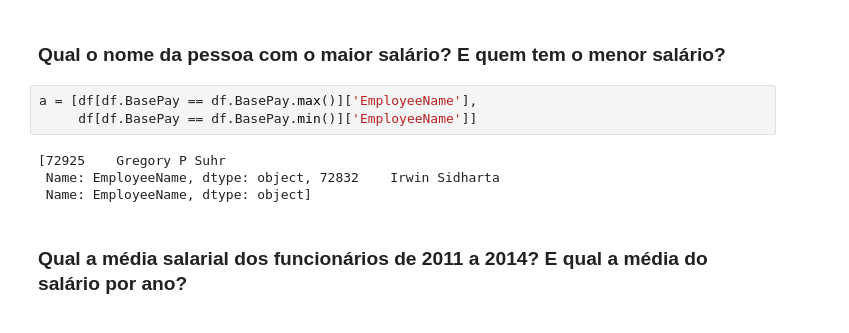
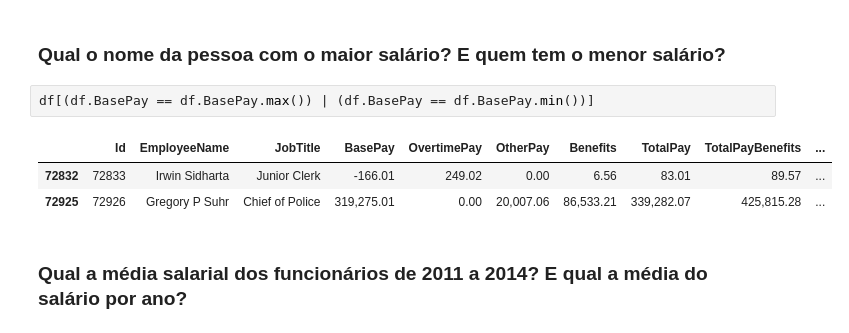
Before and after one commit to alexssandroos/learn_treinamento_atl, a Jupyter notebook: notebooks/Pandas/Pandas - Exercicio.ipynb, the cells around one changed output. Saved outputs shown, nothing was run; the diff lists cells and outputs as text.

```diff
--- a/notebooks/Pandas/Pandas - Exercicio.ipynb
+++ b/notebooks/Pandas/Pandas - Exercicio.ipynb
@@ -68,12 +68,11 @@ Name: TotalPayBenefits, dtype: float64
 # %% [markdown]
 ### Qual o nome da pessoa com o maior salário? E quem tem o menor salário?
 # %%
-a = [df[df.BasePay == df.BasePay.max()]['EmployeeName'],
-     df[df.BasePay == df.BasePay.min()]['EmployeeName']]
+df[(df.BasePay == df.BasePay.max()) | (df.BasePay == df.BasePay.min())]
 # %% [output]
-[72925    Gregory P Suhr
- Name: EmployeeName, dtype: object, 72832    Irwin Sidharta
- Name: EmployeeName, dtype: object]
+|  | Id | EmployeeName | JobTitle | BasePay | OvertimePay | OtherPay | Benefits | TotalPay | TotalPayBenefits | ... |
+| 72832 | 72833 | Irwin Sidharta | Junior Clerk | -166.01 | 249.02 | 0.00 | 6.56 | 83.01 | 89.57 | ... |
+| 72925 | 72926 | Gregory P Suhr | Chief of Police | 319,275.01 | 0.00 | 20,007.06 | 86,533.21 | 339,282.07 | 425,815.28 | ... |
 # %% [markdown]
 ### Qual a média salarial dos funcionários de 2011 a 2014? E qual a média do salário por ano?
 # %%
```
Also changed, not shown: parts of 5 cells of this notebook, 1 other file.
